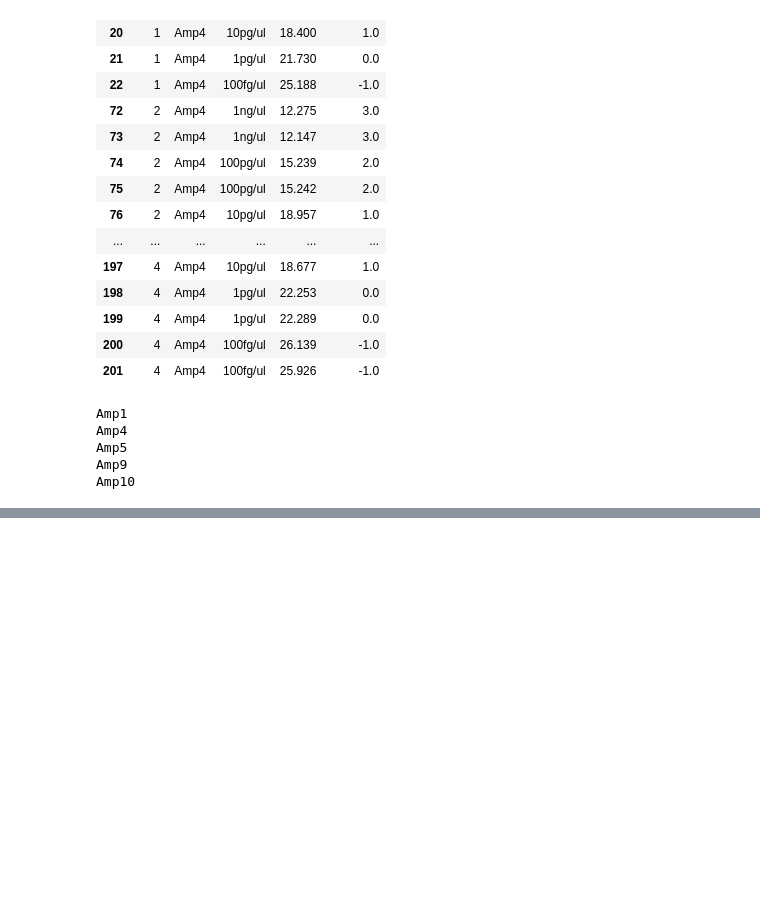
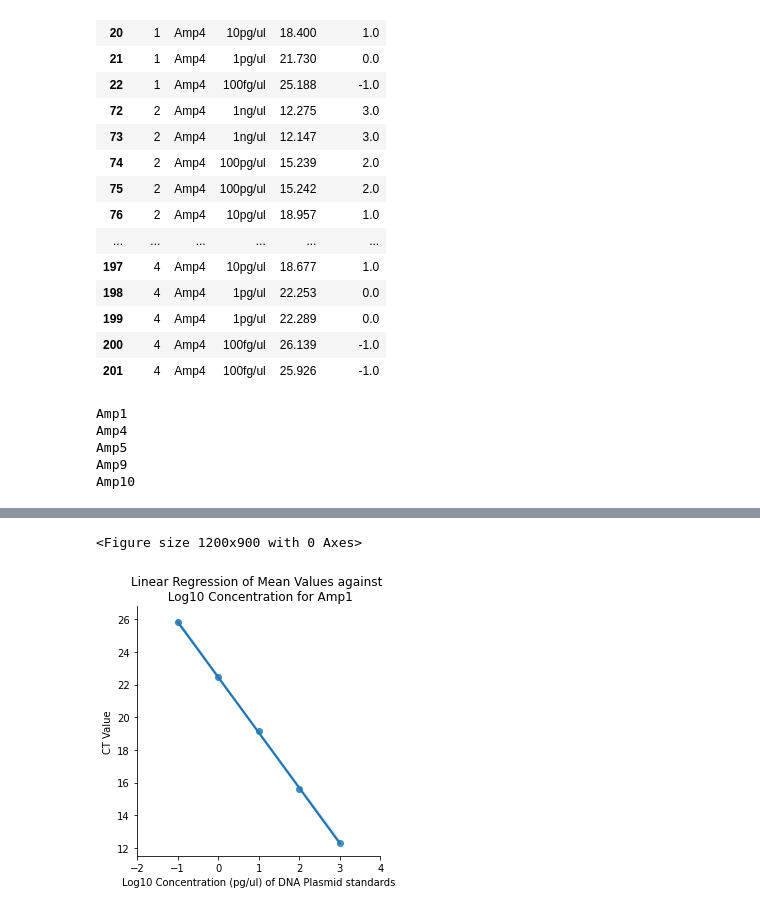
Before and after one commit to harAtEA/residual-plasmid-python, a Jupyter notebook: residual plasmid/compiled primer runs 2 to 5.ipynb, the cells around one changed output, grey strips where cells are left out. Saved outputs shown, nothing was run; the diff lists cells and outputs as text; code cells hidden in the pictures; blank space fills up the shorter version.

```diff
--- a/residual plasmid/compiled primer runs 2 to 5.ipynb
+++ b/residual plasmid/compiled primer runs 2 to 5.ipynb
@@ -757,0 +841,6 @@ pd.DataFrame(stats_list,index = index_names,
+# %%
+Amp1 = dict_amp['Amp1'].groupby('Conc').mean()
+Amp4 = dict_amp['Amp4'].groupby('Conc').mean()
+Amp5 = dict_amp['Amp5'].groupby('Conc').mean()
+Amp9 = dict_amp['Amp9'].groupby('Conc').mean()
+Amp10 = dict_amp['Amp10'].groupby('Conc').mean()
@@ -757,0 +857,17 @@ pd.DataFrame(stats_list,index = index_names,
+# %%
+plt.figure(figsize=(8,6),dpi=150)
+sns.lmplot(data=Amp1,
+           x='Quantity',
+           y='CT',
+           #col='Amp',
+           height=4,
+           aspect=1,
+           #col_wrap=2,
+          )
+plt.xlim(-2,4)
+plt.title('Linear Regression of Mean Values against \n Log10 Concentration for Amp1')
+plt.ylabel('CT Value')
+plt.xlabel('Log10 Concentration (pg/ul) of DNA Plasmid standards');
+# %% [output]
+<Figure size 1200x900 with 0 Axes>
+[figure, added]
```
Also changed, not shown: parts of 37 cells of this notebook, 6 other files.
